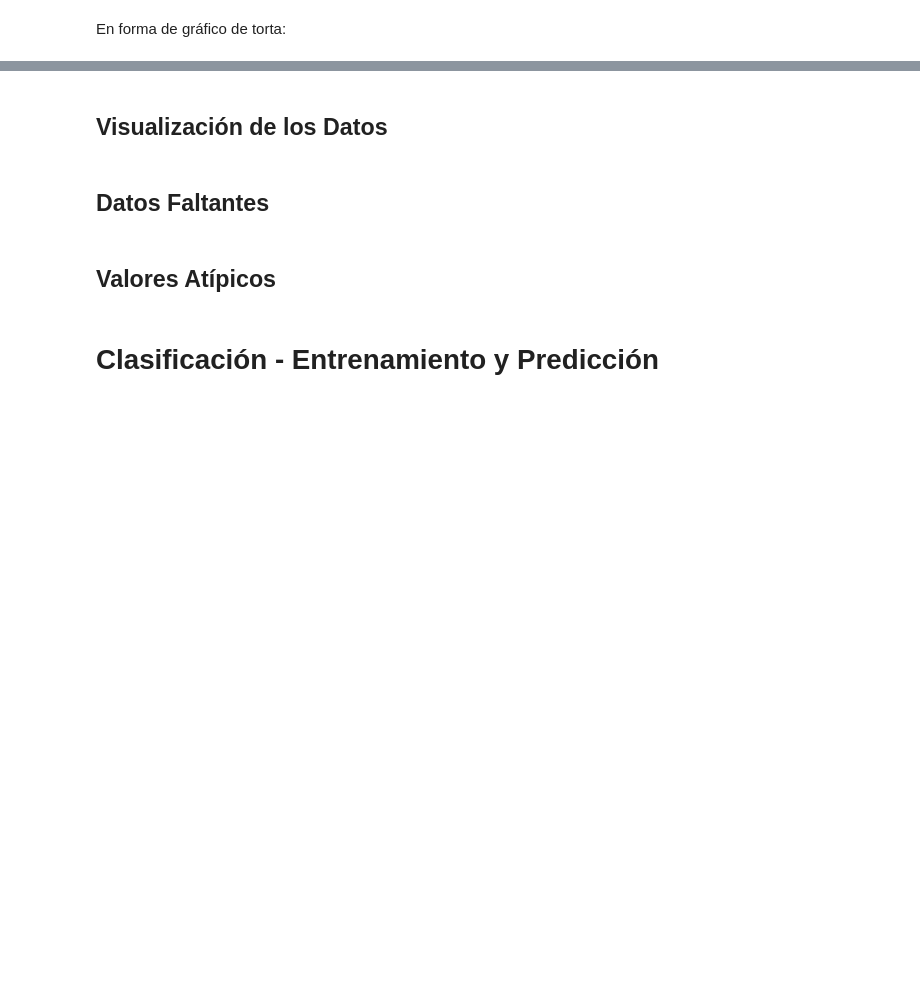
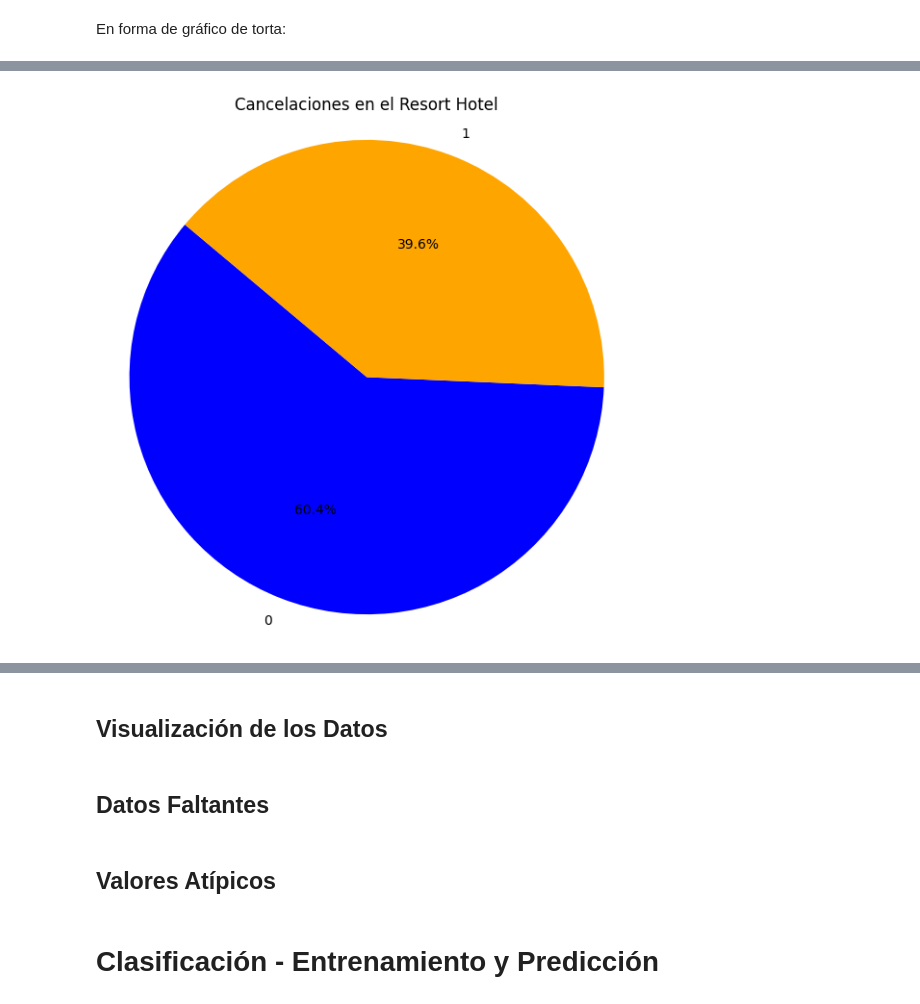
Before and after one commit to InspectorDave/OrgaDeDatos-TPs, a Jupyter notebook: 7506R_TP1_GRUPO11_CHP1_ENTREGA.ipynb, the cells around one changed output, grey strips where cells are left out. Cells and saved outputs as stored; diff of their text form; code cells hidden in the pictures; blank space fills up the shorter version.

```diff
--- a/7506R_TP1_GRUPO11_CHP1_ENTREGA.ipynb
+++ b/7506R_TP1_GRUPO11_CHP1_ENTREGA.ipynb
@@ -139,0 +165,12 @@ En cuanto a su relación con el **target**, no se considera relevante para el en
+# %%
+resort_hotel_target_counts = resort_hotel_df['is_canceled'].value_counts()
+
+colores = ['blue', 'orange']
+
+plt.figure(figsize=(7, 7))
+plt.pie(resort_hotel_target_counts, labels=resort_hotel_target_counts.index, autopct='%1.1f%%', startangle=140, colors=colores)
+plt.axis('equal')
+plt.title('Cancelaciones en el Resort Hotel')
+plt.show()
+# %% [output]
+[figure, added]
```
Also changed, not shown: parts of 28 cells of this notebook.
